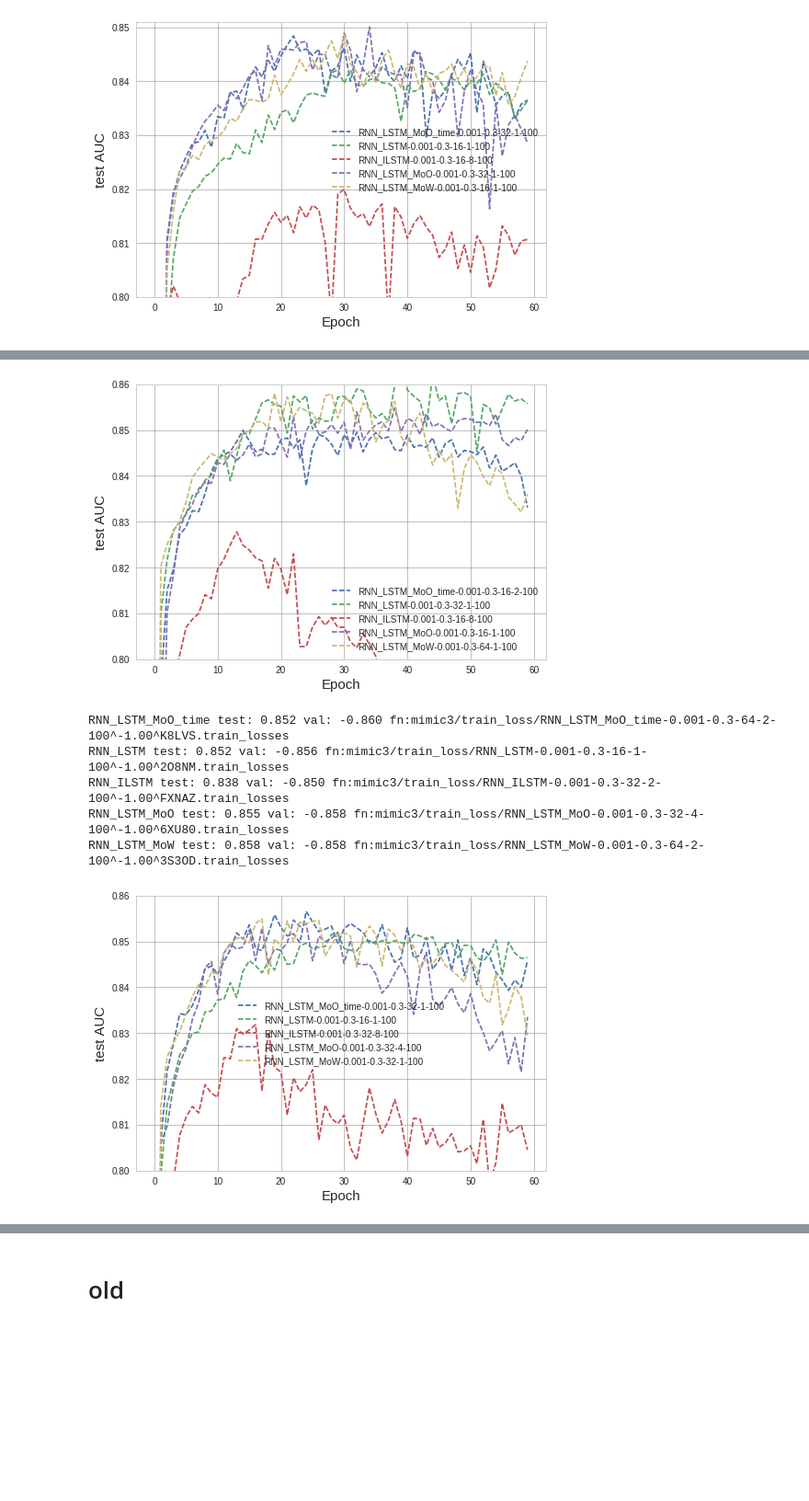
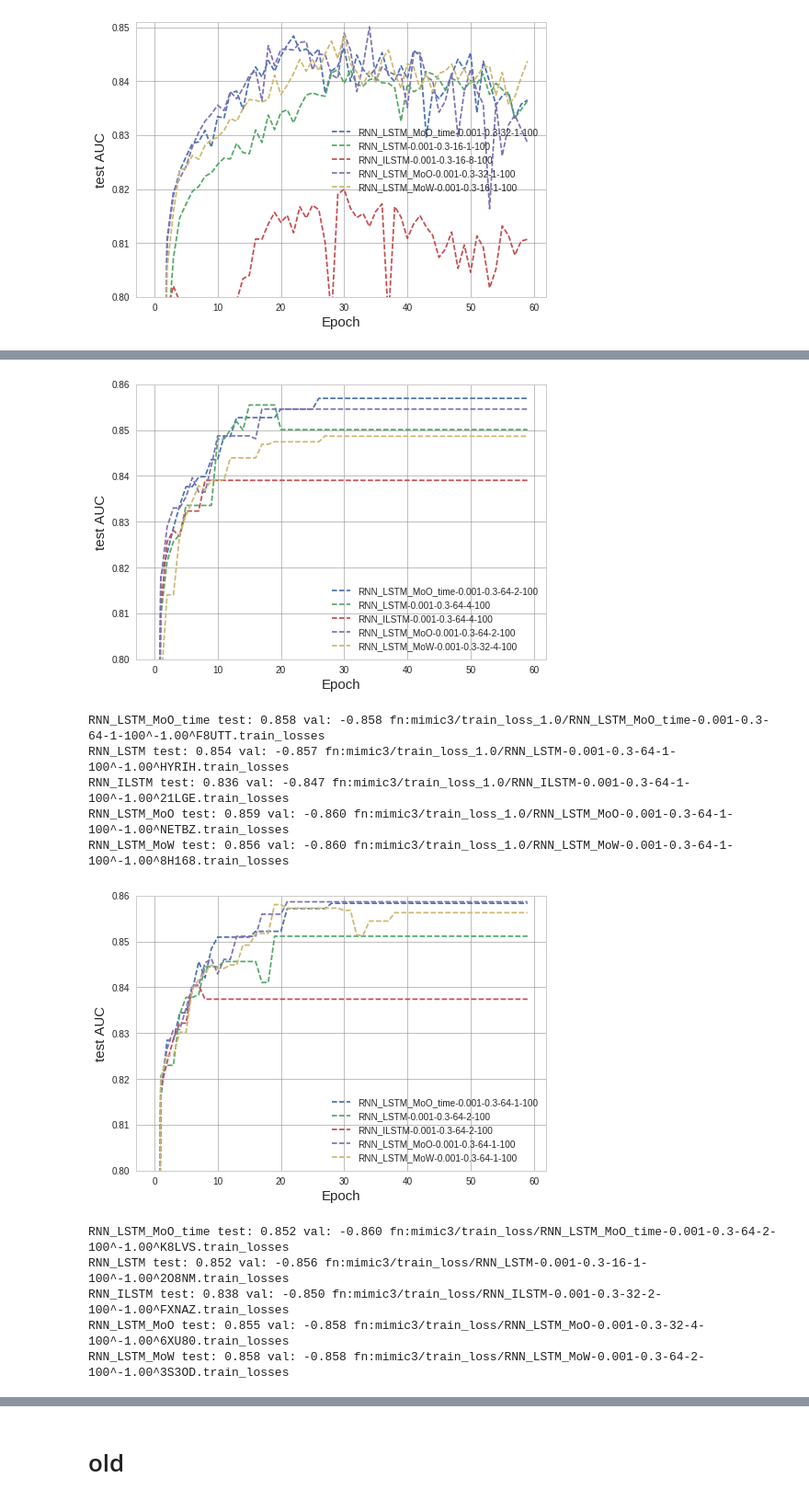
Before and after one commit to nathanwang000/sequence_fun, a Jupyter notebook: SelectivelyShareWeights_relaxedRNN.ipynb, the cells around one changed output, grey strips where cells are left out. Shown at 92% size. Saved outputs shown, nothing was run; the diff lists cells and outputs as text; code cells hidden in the pictures; blank space fills up the shorter version.

```diff
--- a/SelectivelyShareWeights_relaxedRNN.ipynb
+++ b/SelectivelyShareWeights_relaxedRNN.ipynb
@@ -120,8 +152,14 @@ RNN_LSTM_MoO test: 0.826 val: -0.944 fn:mimic3/train_loss_1.0_test/RNN_LSTM_MoO-
 RNN_LSTM_MoW test: 0.833 val: -0.953 fn:mimic3/train_loss_1.0_test/RNN_LSTM_MoW-0.001-0.3-64-2-100^-1.00^0JHRC.train_losses
 [figure]
 # %%
-plot_best_test('mimic3/train_loss3_1.0/*.train_losses', ylabel='AUC', ylim=[0.8, 0.86], q_low=25, q_high=75)
-plot_best_test('mimic3/train_loss2_1.0/*.train_losses', ylabel='AUC', ylim=[0.8, 0.86], q_low=25, q_high=75)
-plot_best_test('mimic3/train_loss_1.0/*.train_losses', ylabel='AUC', ylim=[0.8, 0.86], q_low=25, q_high=75)
-plot_best_test('mimic3/train_loss/*.train_losses', ylabel='AUC', ylim=[0.8, 0.86], q_low=25, q_high=75)
+plot_best_test('mimic3/train_loss4_1.0/*.train_losses', ylabel='AUC', ylim=[0.8, 0.86],
+               q_low=25, q_high=75, early_stop=True, early_stop_patience=10)
+plot_best_test('mimic3/train_loss3_1.0/*.train_losses', ylabel='AUC', ylim=[0.8, 0.86], q_low=25, q_high=75,
+                early_stop=True, early_stop_patience=10)
+plot_best_test('mimic3/train_loss2_1.0/*.train_losses', ylabel='AUC', ylim=[0.8, 0.86], q_low=25, q_high=75,
+               early_stop=True, early_stop_patience=10)
+plot_best_test('mimic3/train_loss_1.0/*.train_losses', ylabel='AUC', ylim=[0.8, 0.86], q_low=25, q_high=75,
+                early_stop=True, early_stop_patience=10)
+plot_best_test('mimic3/train_loss/*.train_losses', ylabel='AUC', ylim=[0.8, 0.86], q_low=25, q_high=75,
+                early_stop=True, early_stop_patience=10)
 # %% [output]
@@ -145,7 +183,12 @@ RNN_LSTM_MoW test: 0.856 val: -0.860 fn:mimic3/train_loss_1.0/RNN_LSTM_MoW-0.001
-[figure, old version]
+[figure, new version]
-RNN_LSTM_MoO_time test: 0.852 val: -0.860 fn:mimic3/train_loss/RNN_LSTM_MoO_time-0.001-0.3-64-2-100^-1.00^K8LVS.train_losses
-RNN_LSTM test: 0.852 val: -0.856 fn:mimic3/train_loss/RNN_LSTM-0.001-0.3-16-1-100^-1.00^2O8NM.train_losses
-RNN_ILSTM test: 0.838 val: -0.850 fn:mimic3/train_loss/RNN_ILSTM-0.001-0.3-32-2-100^-1.00^FXNAZ.train_losses
-RNN_LSTM_MoO test: 0.855 val: -0.858 fn:mimic3/train_loss/RNN_LSTM_MoO-0.001-0.3-32-4-100^-1.00^6XU80.train_losses
-RNN_LSTM_MoW test: 0.858 val: -0.858 fn:mimic3/train_loss/RNN_LSTM_MoW-0.001-0.3-64-2-100^-1.00^3S3OD.train_losses
+RNN_LSTM_MoO_time test: 0.858 val: -0.858 fn:mimic3/train_loss_1.0/RNN_LSTM_MoO_time-0.001-0.3-64-1-100^-1.00^F8UTT.train_losses
+RNN_LSTM test: 0.854 val: -0.857 fn:mimic3/train_loss_1.0/RNN_LSTM-0.001-0.3-64-1-100^-1.00^HYRIH.train_losses
+RNN_ILSTM test: 0.836 val: -0.847 fn:mimic3/train_loss_1.0/RNN_ILSTM-0.001-0.3-64-1-100^-1.00^21LGE.train_losses
+RNN_LSTM_MoO test: 0.859 val: -0.860 fn:mimic3/train_loss_1.0/RNN_LSTM_MoO-0.001-0.3-64-1-100^-1.00^NETBZ.train_losses
+RNN_LSTM_MoW test: 0.856 val: -0.860 fn:mimic3/train_loss_1.0/RNN_LSTM_MoW-0.001-0.3-64-1-100^-1.00^8H168.train_losses
-[figure, old version]
+[figure, new version]
+RNN_LSTM_MoO_time test: 0.852 val: -0.860 fn:mimic3/train_loss/RNN_LSTM_MoO_time-0.001-0.3-64-2-100^-1.00^K8LVS.train_losses
+RNN_LSTM test: 0.852 val: -0.856 fn:mimic3/train_loss/RNN_LSTM-0.001-0.3-16-1-100^-1.00^2O8NM.train_losses
+RNN_ILSTM test: 0.838 val: -0.850 fn:mimic3/train_loss/RNN_ILSTM-0.001-0.3-32-2-100^-1.00^FXNAZ.train_losses
+RNN_LSTM_MoO test: 0.855 val: -0.858 fn:mimic3/train_loss/RNN_LSTM_MoO-0.001-0.3-32-4-100^-1.00^6XU80.train_losses
+RNN_LSTM_MoW test: 0.858 val: -0.858 fn:mimic3/train_loss/RNN_LSTM_MoW-0.001-0.3-64-2-100^-1.00^3S3OD.train_losses
```
Also changed, not shown: parts of 7 cells of this notebook, 9 other files.
